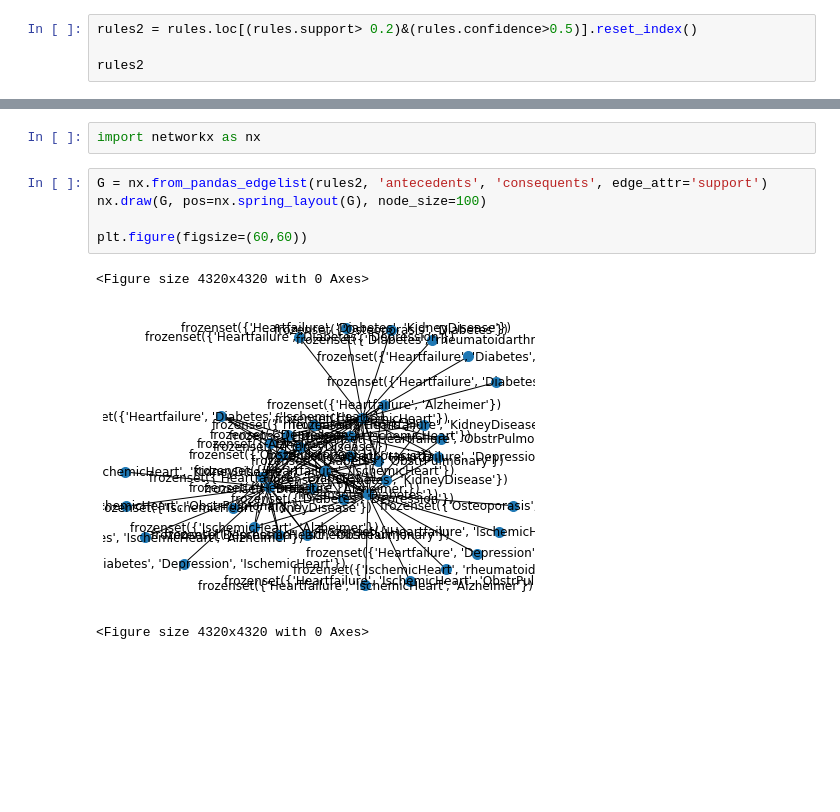
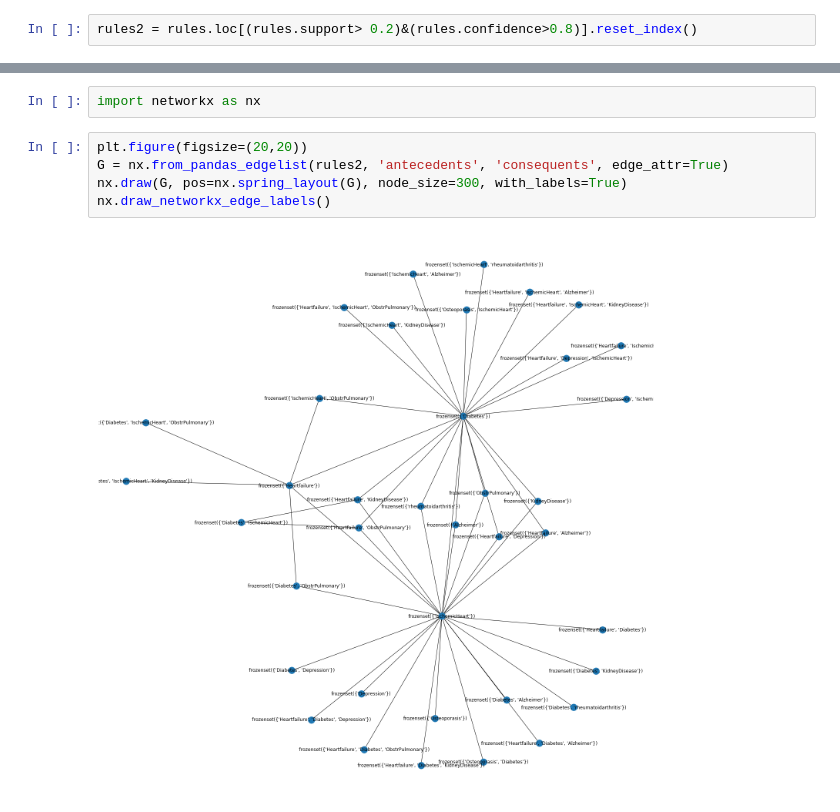
Before and after one commit to randypantinople/HealthCareFraudDetection, a Jupyter notebook: randypantinople/healthCareFraudDetection(randy).ipynb, the cells around one changed output, grey strips where cells are left out. Drawn from its saved outputs; the diff is of its cells as text; blank space fills up the shorter version.

```diff
--- a/randypantinople/healthCareFraudDetection(randy).ipynb
+++ b/randypantinople/healthCareFraudDetection(randy).ipynb
@@ -632,6 +694,4 @@ rules
 | 3085 | (Diabetes) | (IschemicHeart, Depression, Kidne... | 0.705395 | 0.092571 | 0.087752 | 0.124401 | 1.343848 | ... |
 3086 rows × 9 columns
 # %%
-rules2 = rules.loc[(rules.support> 0.2)&(rules.confidence>0.5)].reset_index()
-
-rules2
+rules2 = rules.loc[(rules.support> 0.2)&(rules.confidence>0.8)].reset_index()
@@ -652,11 +698,9 @@ rules2
 # %%
 import networkx as nx
 # %%
-G = nx.from_pandas_edgelist(rules2, 'antecedents', 'consequents', edge_attr='support')
-nx.draw(G, pos=nx.spring_layout(G), node_size=100)
-
-plt.figure(figsize=(60,60))
+plt.figure(figsize=(20,20))
+G = nx.from_pandas_edgelist(rules2, 'antecedents', 'consequents', edge_attr=True)
+nx.draw(G, pos=nx.spring_layout(G), node_size=300, with_labels=True)
+nx.draw_networkx_edge_labels()
 # %% [output]
-<Figure size 4320x4320 with 0 Axes>
-[figure, old version]
+[figure, new version]
-<Figure size 4320x4320 with 0 Axes>
```
Also changed, not shown: parts of 4 cells of this notebook.
